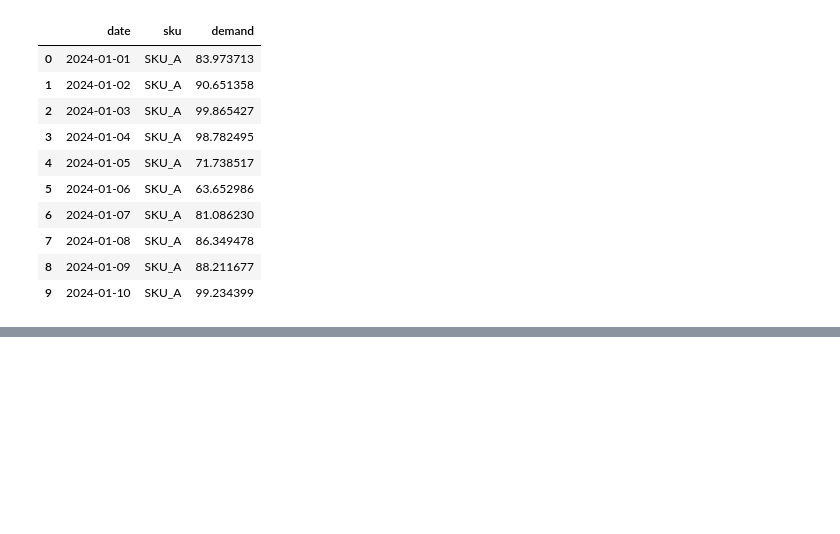
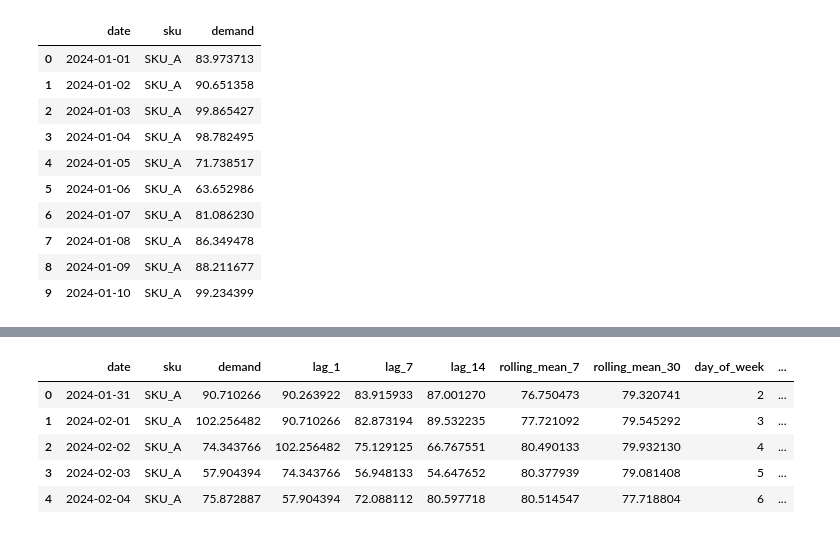
Before and after one commit to abhisarthak/inventory-optimization-ml, a Jupyter notebook: inventory_optimization.ipynb, the cells around one changed output, grey strips where cells are left out. Saved outputs shown, nothing was run; the diff lists cells and outputs as text; code cells hidden in the pictures; blank space fills up the shorter version.

Commit message:
FORECASTING FEATURES

```diff
--- a/inventory_optimization.ipynb
+++ b/inventory_optimization.ipynb
@@ -157,0 +183,59 @@ dtype: int64
+# %%
+# ============================================
+# 6. CREATE FORECASTING FEATURES
+# ============================================
+
+forecast_data = demand_data.copy()
+
+forecast_data["lag_1"] = (
+    forecast_data
+    .groupby("sku")["demand"]
+    .shift(1)
+)
+
+forecast_data["lag_7"] = (
+    forecast_data
+    .groupby("sku")["demand"]
+    .shift(7)
+)
+
+forecast_data["lag_14"] = (
+    forecast_data
+    .groupby("sku")["demand"]
+    .shift(14)
+)
+
+forecast_data["rolling_mean_7"] = (
+    forecast_data
+    .groupby("sku")["demand"]
+    .transform(
+        lambda x: x.shift(1).rolling(7).mean()
+    )
+)
+
+forecast_data["rolling_mean_30"] = (
+    forecast_data
+    .groupby("sku")["demand"]
+    .transform(
+        lambda x: x.shift(1).rolling(30).mean()
+    )
+)
+
+forecast_data["day_of_week"] = (
+    forecast_data["date"].dt.dayofweek
+)
+
+forecast_data["month"] = (
+    forecast_data["date"].dt.month
+)
+
+forecast_data = forecast_data.dropna().reset_index(drop=True)
+
+forecast_data.head()
+# %% [output]
+|  | date | sku | demand | lag_1 | lag_7 | lag_14 | rolling_mean_7 | rolling_mean_30 | day_of_week | ... |
+| 0 | 2024-01-31 | SKU_A | 90.710266 | 90.263922 | 83.915933 | 87.001270 | 76.750473 | 79.320741 | 2 | ... |
+| 1 | 2024-02-01 | SKU_A | 102.256482 | 90.710266 | 82.873194 | 89.532235 | 77.721092 | 79.545292 | 3 | ... |
+| 2 | 2024-02-02 | SKU_A | 74.343766 | 102.256482 | 75.129125 | 66.767551 | 80.490133 | 79.932130 | 4 | ... |
+| 3 | 2024-02-03 | SKU_A | 57.904394 | 74.343766 | 56.948133 | 54.647652 | 80.377939 | 79.081408 | 5 | ... |
+| 4 | 2024-02-04 | SKU_A | 75.872887 | 57.904394 | 72.088112 | 80.597718 | 80.514547 | 77.718804 | 6 | ... |
```
Also changed, not shown: parts of 1 cell of this notebook.
